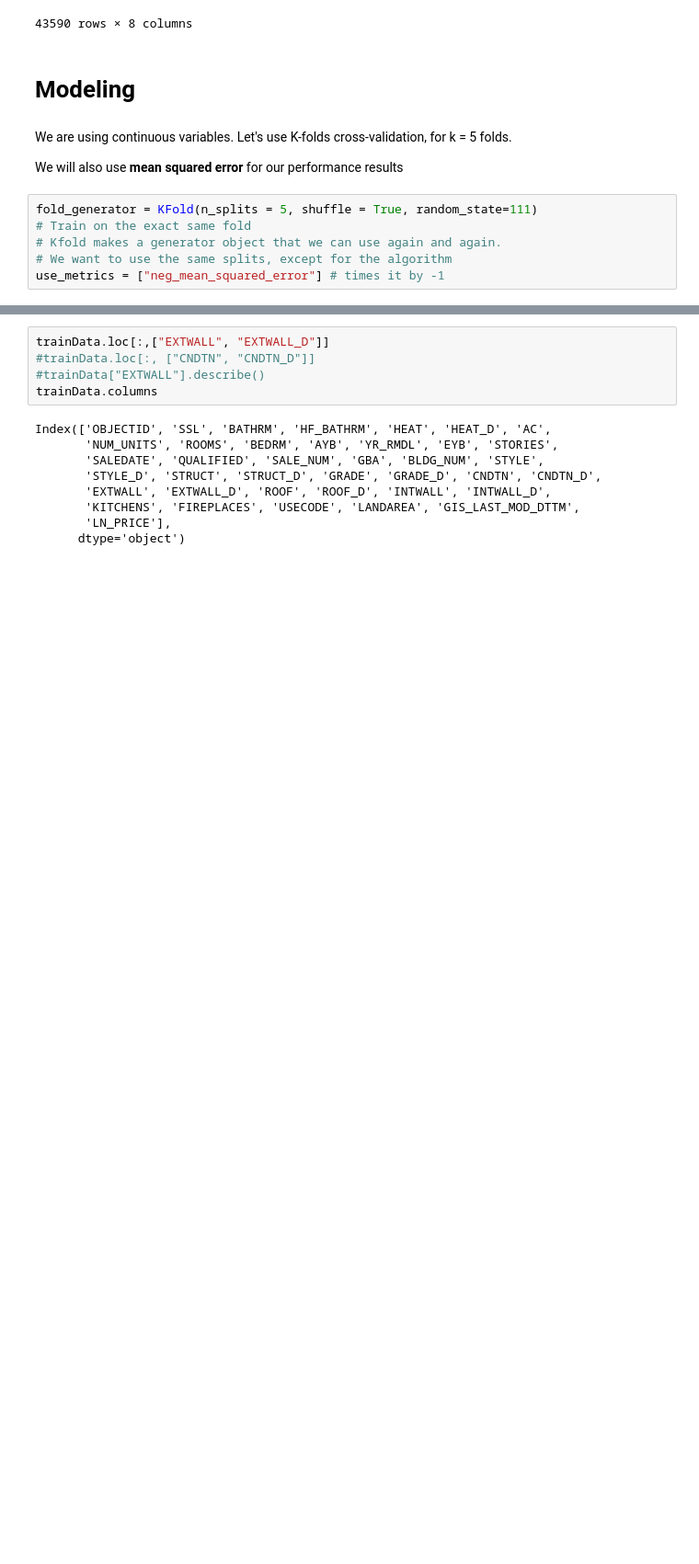
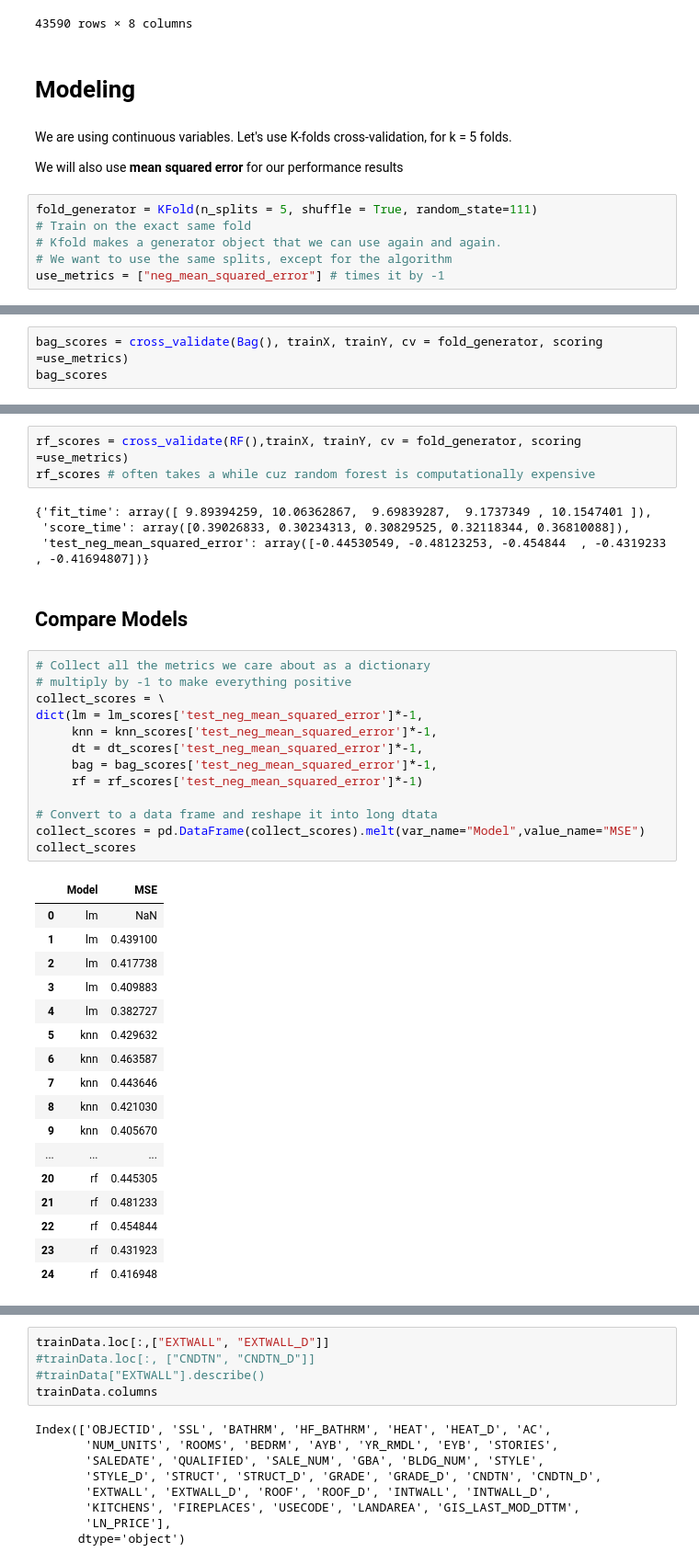
Before and after one commit to edunford/coding_discussions_ppol564_fall2020, a Jupyter notebook: 06_coding_discussion/Submissions/huynh_justine_jgh75.ipynb, the cells around one changed output, grey strips where cells are left out. Shown at 92% size. Cells and saved outputs as stored; diff of their text form; blank space fills up the shorter version.

```diff
--- a/06_coding_discussion/Submissions/huynh_justine_jgh75.ipynb
+++ b/06_coding_discussion/Submissions/huynh_justine_jgh75.ipynb
@@ -175,0 +457,3 @@ use_metrics = ["neg_mean_squared_error"] # times it by -1
+# %%
+bag_scores = cross_validate(Bag(), trainX, trainY, cv = fold_generator, scoring =use_metrics)
+bag_scores
@@ -175,0 +621,40 @@ use_metrics = ["neg_mean_squared_error"] # times it by -1
+# %%
+rf_scores = cross_validate(RF(),trainX, trainY, cv = fold_generator, scoring =use_metrics)
+rf_scores # often takes a while cuz random forest is computationally expensive
+# %% [output]
+{'fit_time': array([ 9.89394259, 10.06362867,  9.69839287,  9.1737349 , 10.1547401 ]),
+ 'score_time': array([0.39026833, 0.30234313, 0.30829525, 0.32118344, 0.36810088]),
+ 'test_neg_mean_squared_error': array([-0.44530549, -0.48123253, -0.454844  , -0.4319233 , -0.41694807])}
+# %% [markdown]
+## Compare Models
+# %%
+# Collect all the metrics we care about as a dictionary
+# multiply by -1 to make everything positive
+collect_scores = \
+dict(lm = lm_scores['test_neg_mean_squared_error']*-1,
+     knn = knn_scores['test_neg_mean_squared_error']*-1,
+     dt = dt_scores['test_neg_mean_squared_error']*-1,
+     bag = bag_scores['test_neg_mean_squared_error']*-1,
+     rf = rf_scores['test_neg_mean_squared_error']*-1)
+
+# Convert to a data frame and reshape it into long dtata
+collect_scores = pd.DataFrame(collect_scores).melt(var_name="Model",value_name="MSE")
+collect_scores
+# %% [output]
+|  | Model | MSE |
+| 0 | lm | NaN |
+| 1 | lm | 0.439100 |
+| 2 | lm | 0.417738 |
+| 3 | lm | 0.409883 |
+| 4 | lm | 0.382727 |
+| 5 | knn | 0.429632 |
+| 6 | knn | 0.463587 |
+| 7 | knn | 0.443646 |
+| 8 | knn | 0.421030 |
+| 9 | knn | 0.405670 |
+| ... | ... | ... |
+| 20 | rf | 0.445305 |
+| 21 | rf | 0.481233 |
+| 22 | rf | 0.454844 |
+| 23 | rf | 0.431923 |
+| 24 | rf | 0.416948 |
```
Also changed, not shown: parts of 62 cells of this notebook.
